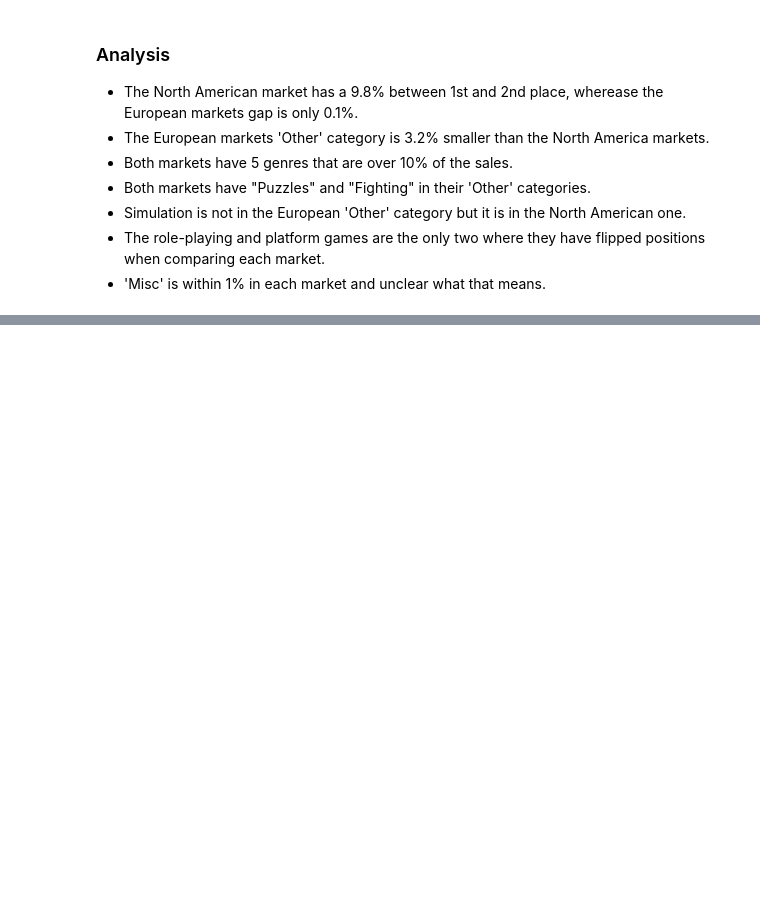
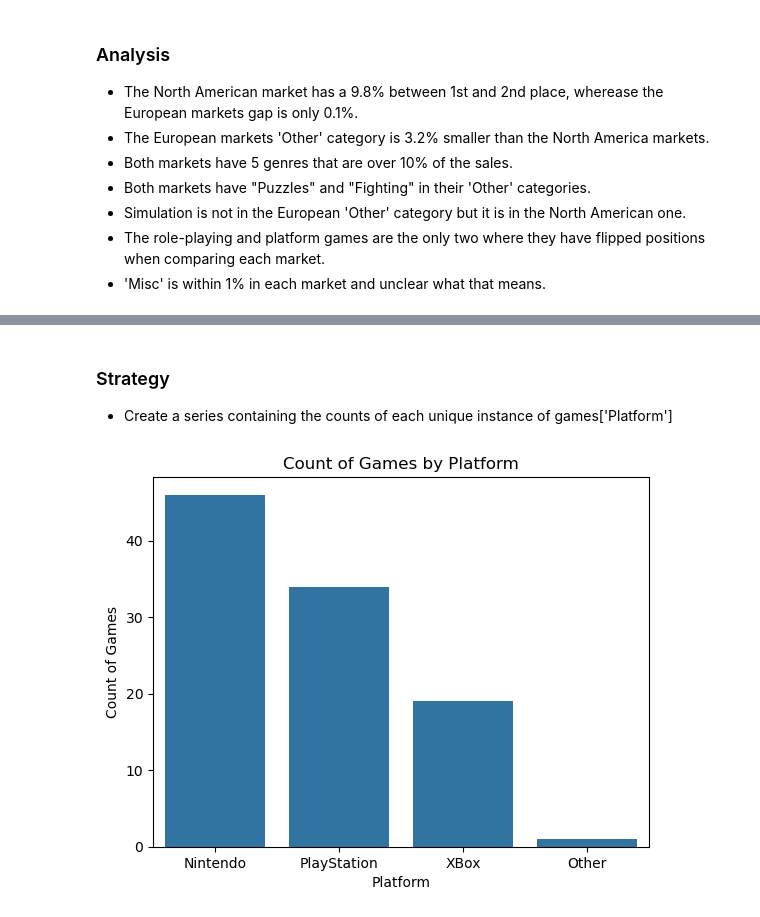
Before and after one commit to dtoshm/data_project_six, a Jupyter notebook: game_sales_analysis.ipynb, the cells around one changed output, grey strips where cells are left out. Saved outputs shown, nothing was run; the diff lists cells and outputs as text; code cells hidden in the pictures; blank space fills up the shorter version.

```diff
--- a/game_sales_analysis.ipynb
+++ b/game_sales_analysis.ipynb
@@ -161,0 +165,13 @@ Explain differences and similarities between the North American and European cha
+# %% [markdown]
+### Strategy
+- Create a series containing the counts of each unique instance of games['Platform']
+# %%
+platform_count = games['Platform'].value_counts()
+
+sns.barplot(x=platform_count.index, y=platform_count.values)
+plt.title('Count of Games by Platform')
+plt.xlabel('Platform')
+plt.ylabel('Count of Games')
+plt.show()
+# %% [output]
+[figure, added]
```
Also changed, not shown: parts of 4 cells of this notebook.
